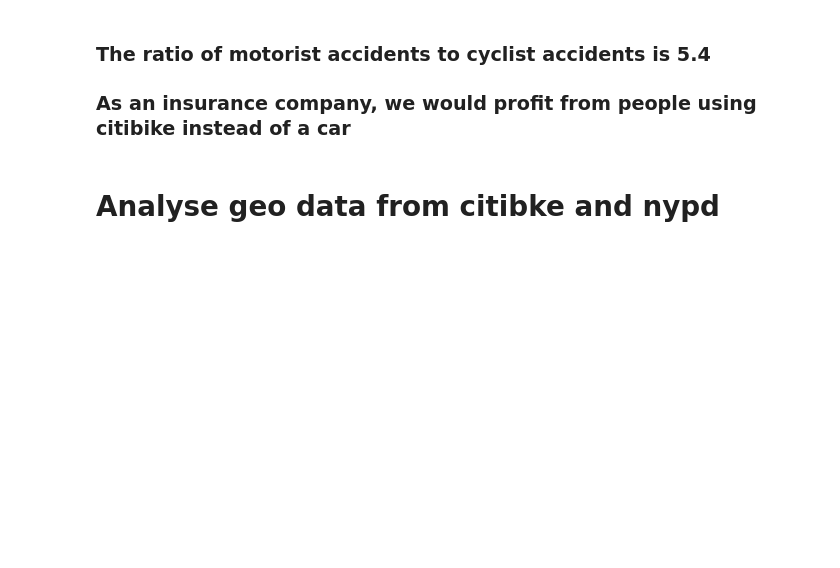
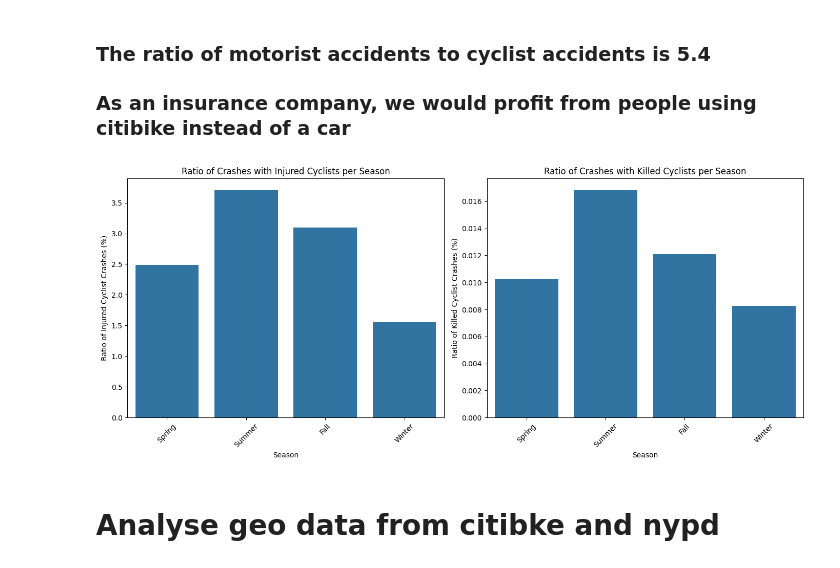
Before and after one commit to joris-de/coding-challenge-AXA, a Jupyter notebook: notebooks/Analysis.ipynb, the cells around one changed output. Drawn from its saved outputs; the diff is of its cells as text; code cells hidden in the pictures; blank space fills up the shorter version.

Commit message:
Added plot to show ratio of bicycle accidents per season.

```diff
--- a/notebooks/Analysis.ipynb
+++ b/notebooks/Analysis.ipynb
@@ -736,7 +736,7 @@ def process_nypd_data(input_path) -> pd.DataFrame:
     # Location is tuple of latitude and longitude
     df.drop(['BOROUGH', 'ZIP CODE', 'CROSS STREET NAME', 'OFF STREET NAME',
              'CONTRIBUTING FACTOR VEHICLE 1', 'CONTRIBUTING FACTOR VEHICLE 2', 'CONTRIBUTING FACTOR VEHICLE 3',
-             'CONTRIBUTING FACTOR VEHICLE 4', 'CONTRIBUTING FACTOR VEHICLE 5', 'VEHICLE TYPE CODE 1', 'VEHICLE TYPE CODE 2',
+             'CONTRIBUTING FACTOR VEHICLE 4', 'CONTRIBUTING FACTOR VEHICLE 5',# 'VEHICLE TYPE CODE 1', 'VEHICLE TYPE CODE 2',
              'VEHICLE TYPE CODE 3', 'VEHICLE TYPE CODE 4', 'VEHICLE TYPE CODE 5'], axis=1, inplace=True)
     df['CRASH DATE'] = pd.to_datetime(df['CRASH DATE'], errors='coerce')
     return df
@@ -1154,3 +1207,7 @@ Likelihood of a motorist being killed: 0.28%
+# %%
+plot_seasonal(data_nypd)
+# %% [output]
+[figure, added]
 # %% [markdown]
 # Analyse geo data from citibke and nypd
 # %% [markdown]
```
Also changed, not shown: parts of 6 cells of this notebook.
